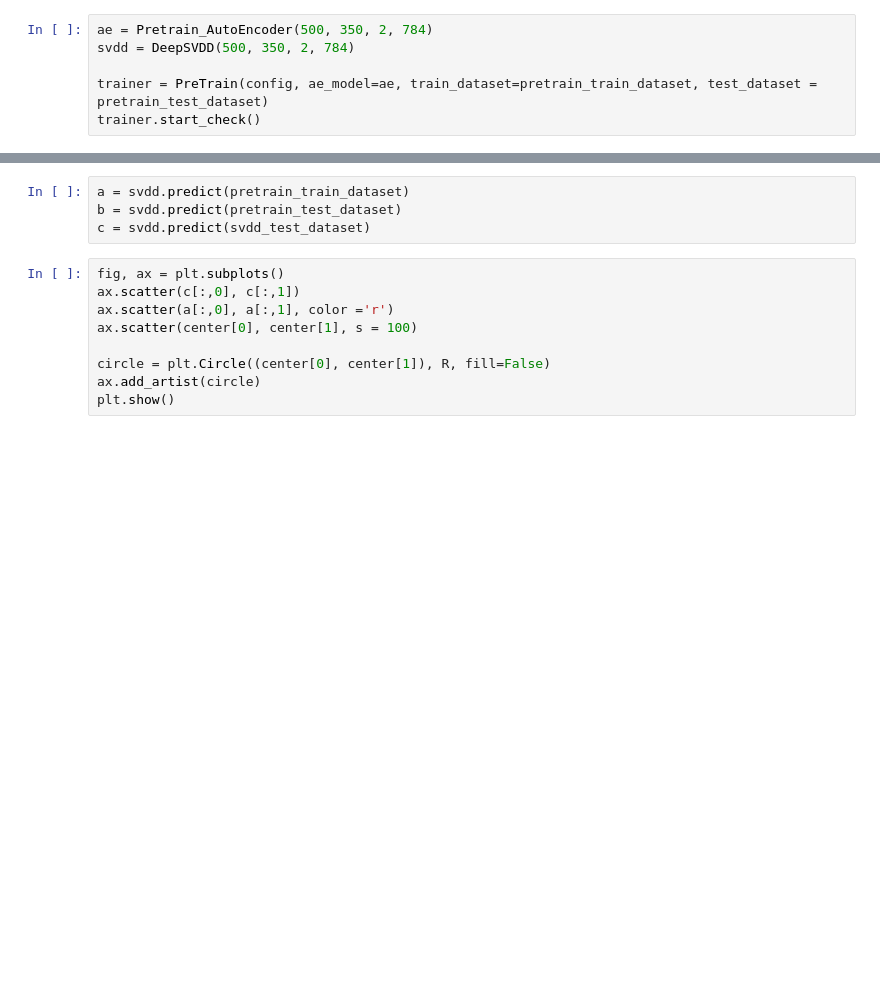
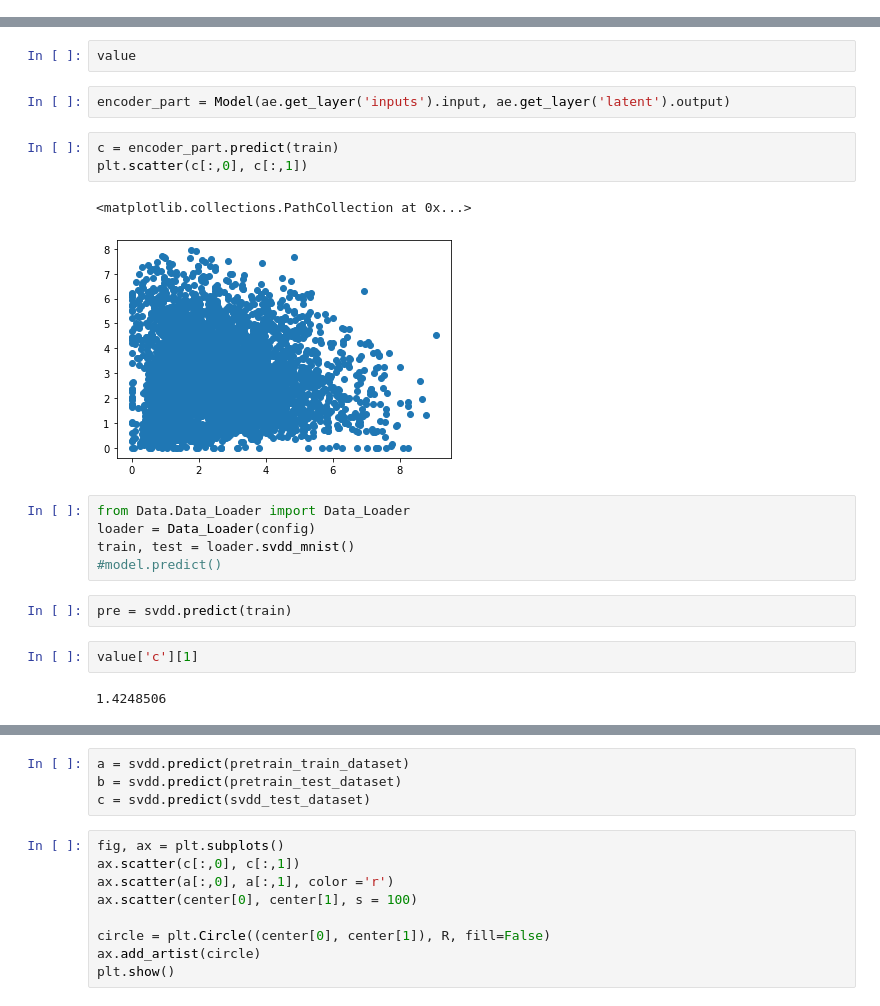
Before and after one commit to kEEPpp/Deep_SVDD_tensorflow_keras, a Jupyter notebook: main.ipynb, the cells around one changed output, grey strips where cells are left out. Saved outputs shown, nothing was run; the diff lists cells and outputs as text; blank space fills up the shorter version.

Commit message:
Add train/test

```diff
--- a/main.ipynb
+++ b/main.ipynb
@@ -73,6 +0,0 @@ INFO:tensorflow:Assets written to: my_model\assets
-# %%
-ae = Pretrain_AutoEncoder(500, 350, 2, 784)
-svdd = DeepSVDD(500, 350, 2, 784)
-
-trainer = PreTrain(config, ae_model=ae, train_dataset=pretrain_train_dataset, test_dataset = pretrain_test_dataset)
-trainer.start_check()
@@ -133,0 +214,21 @@ plt.plot()
+# %%
+value
+# %%
+encoder_part = Model(ae.get_layer('inputs').input, ae.get_layer('latent').output)
+# %%
+c = encoder_part.predict(train)
+plt.scatter(c[:,0], c[:,1])
+# %% [output]
+<matplotlib.collections.PathCollection at 0x...>
+[figure, added]
+# %%
+from Data.Data_Loader import Data_Loader
+loader = Data_Loader(config)
+train, test = loader.svdd_mnist()
+#model.predict()
+# %%
+pre = svdd.predict(train)
+# %%
+value['c'][1]
+# %% [output]
+1.4248506
```
Also changed, not shown: parts of 36 cells of this notebook, 11 other files.
